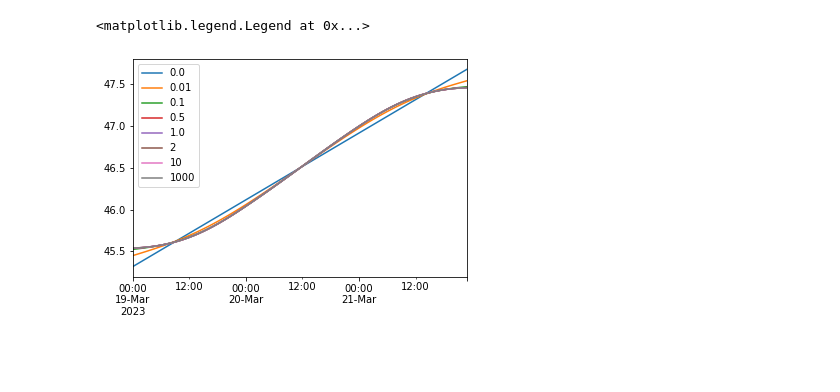
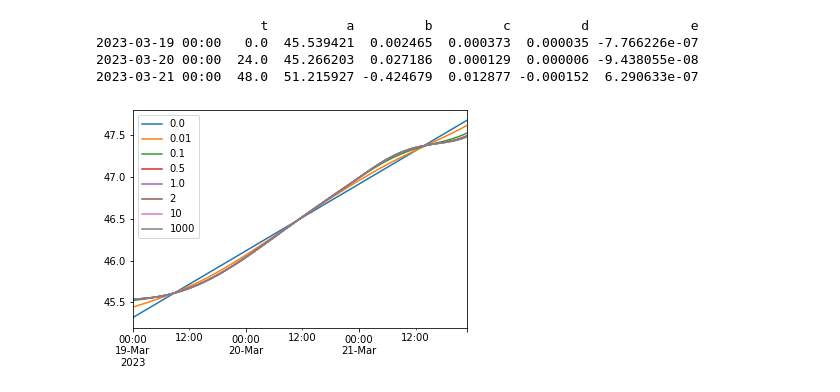
Before and after one commit to tpberntsen/curves, a Jupyter notebook: samples/python/scratchpads/max_smoothness_scratchpad.ipynb, the cells around one changed output. Drawn from its saved outputs; the diff is of its cells as text; code cells hidden in the pictures; blank space fills up the shorter version.

```diff
--- a/samples/python/scratchpads/max_smoothness_scratchpad.ipynb
+++ b/samples/python/scratchpads/max_smoothness_scratchpad.ipynb
@@ -1,22 +1,26 @@
 # %%
 from curves import max_smooth_interp
 import pandas as pd
 
 intercept = 45.7
 daily_slope = 0.8
 num_curve_points = 3
 
 daily_index = pd.period_range(start='2023-03-19', periods = num_curve_points, freq='D')
 daily_prices = [intercept + daily_slope * i for i in range(num_curve_points)]
 daily_curve = pd.Series(data=daily_prices, index=daily_index)
 
 tensions = [0.0, 0.01, 0.1, 0.5, 1.0, 2, 10, 1000]
 
 for tension in tensions:
-    hourly_curve = max_smooth_interp(daily_curve, freq='H', tension=tension)
+    hourly_curve, solved_params = max_smooth_interp(daily_curve, freq='H', tension=tension, back_1st_deriv=daily_slope/24.0)
     ax = hourly_curve.plot(legend=True)
 
 ax.legend(tensions)
+print(params)
 # %% [output]
-<matplotlib.legend.Legend at 0x...>
+                     t          a         b         c         d             e
+2023-03-19 00:00   0.0  45.539421  0.002465  0.000373  0.000035 -7.766226e-07
+2023-03-20 00:00  24.0  45.266203  0.027186  0.000129  0.000006 -9.438055e-08
+2023-03-21 00:00  48.0  51.215927 -0.424679  0.012877 -0.000152  6.290633e-07
-[figure, old version]
+[figure, new version]
```
Also changed, not shown: 4 other files.
